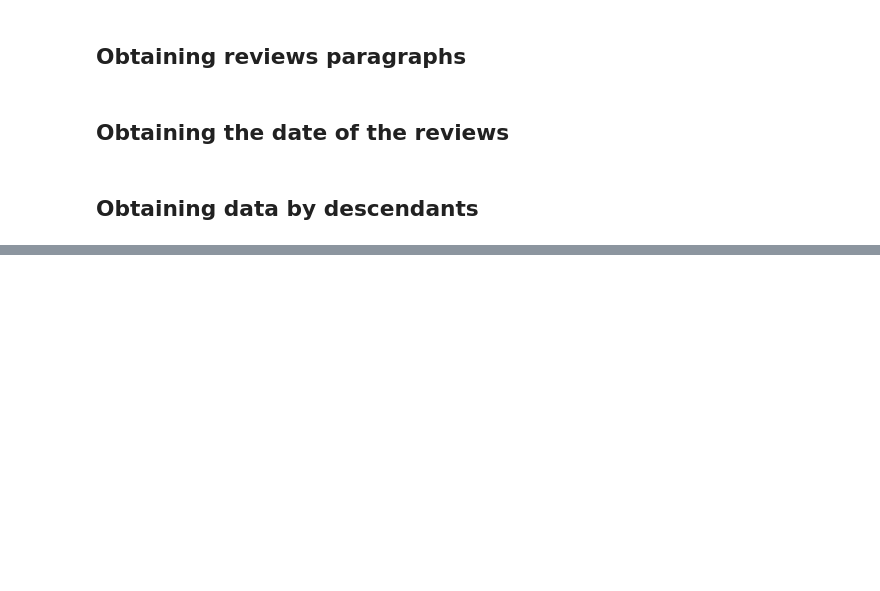
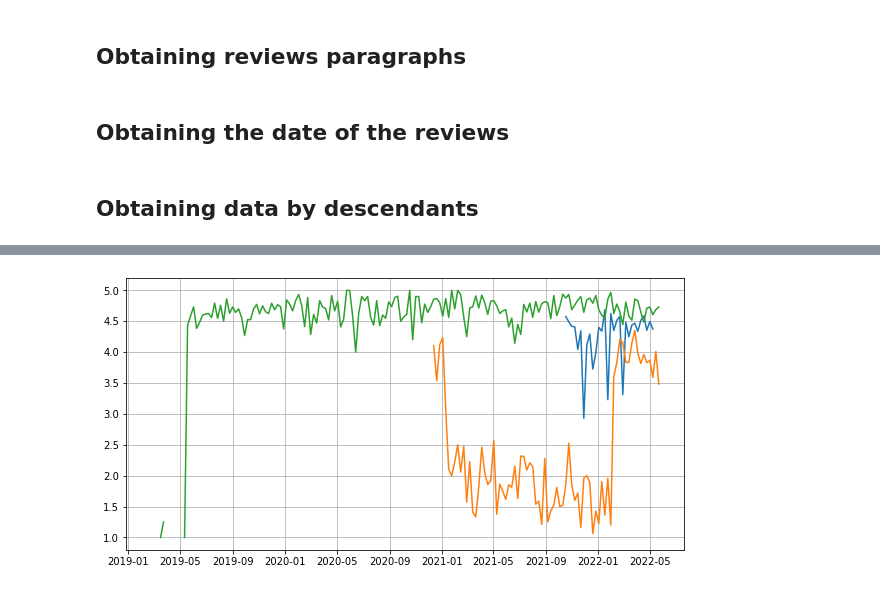
Before and after one commit to evegarcianz/CustomerServiceScraping, a Jupyter notebook: Reviews_Scraping.ipynb, the cells around one changed output, grey strips where cells are left out. Cells and saved outputs as stored; diff of their text form; code cells hidden in the pictures; blank space fills up the shorter version.

```diff
--- a/Reviews_Scraping.ipynb
+++ b/Reviews_Scraping.ipynb
@@ -123,0 +198,5 @@ df[1] = pd.to_datetime(df[1]) - pd.to_timedelta(7, unit='d')
+# %%
+## Use these dataframes for graphics
+df_admiral=df_creator('https://www.trustpilot.com/review/www.admiral.com')
+df_frontier=df_creator('https://www.trustpilot.com/review/frontierinsurance.co.uk')
+df_axa=df_creator('https://www.trustpilot.com/review/www.axa.co.uk')
@@ -124,3 +266,5 @@ df[1] = pd.to_datetime(df[1]) - pd.to_timedelta(7, unit='d')
 # %%
 # This is for grouping by week (can be adjusted to month)
 # df.groupby([pd.Grouper(key=1, freq='W')])[0].mean()
+#This needs to be done before grouping by date!!!!
+df_axa[1] = pd.to_datetime(df_axa[1]) - pd.to_timedelta(7, unit='d')
@@ -132,0 +271,13 @@ plt.show()
+# %%
+df_axa[1] = pd.to_datetime(df_axa[1]) - pd.to_timedelta(7, unit='d')
+df_admiral[1] = pd.to_datetime(df_admiral[1]) - pd.to_timedelta(7, unit='d')
+df_frontier[1] = pd.to_datetime(df_frontier[1]) - pd.to_timedelta(7, unit='d')
+plt.figure(figsize=(10, 5))
+plt.plot(df_axa.groupby([pd.Grouper(key=1, freq='M')])[0].mean())
+plt.plot(df_admiral.groupby([pd.Grouper(key=1, freq='M')])[0].mean())
+plt.plot(df_frontier.groupby([pd.Grouper(key=1, freq='M')])[0].mean())
+plt.grid()
+
+plt.show()
+# %% [output]
+[figure, added]
```
Also changed, not shown: parts of 12 cells of this notebook.
